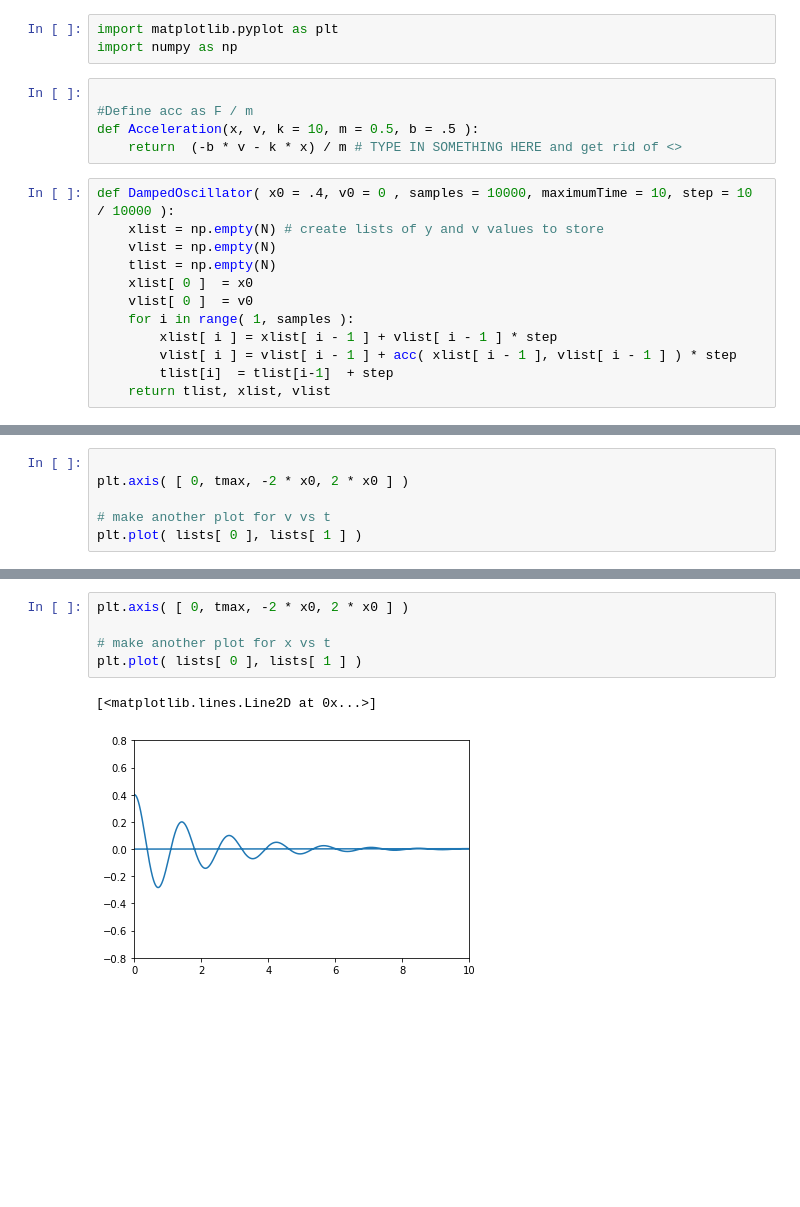
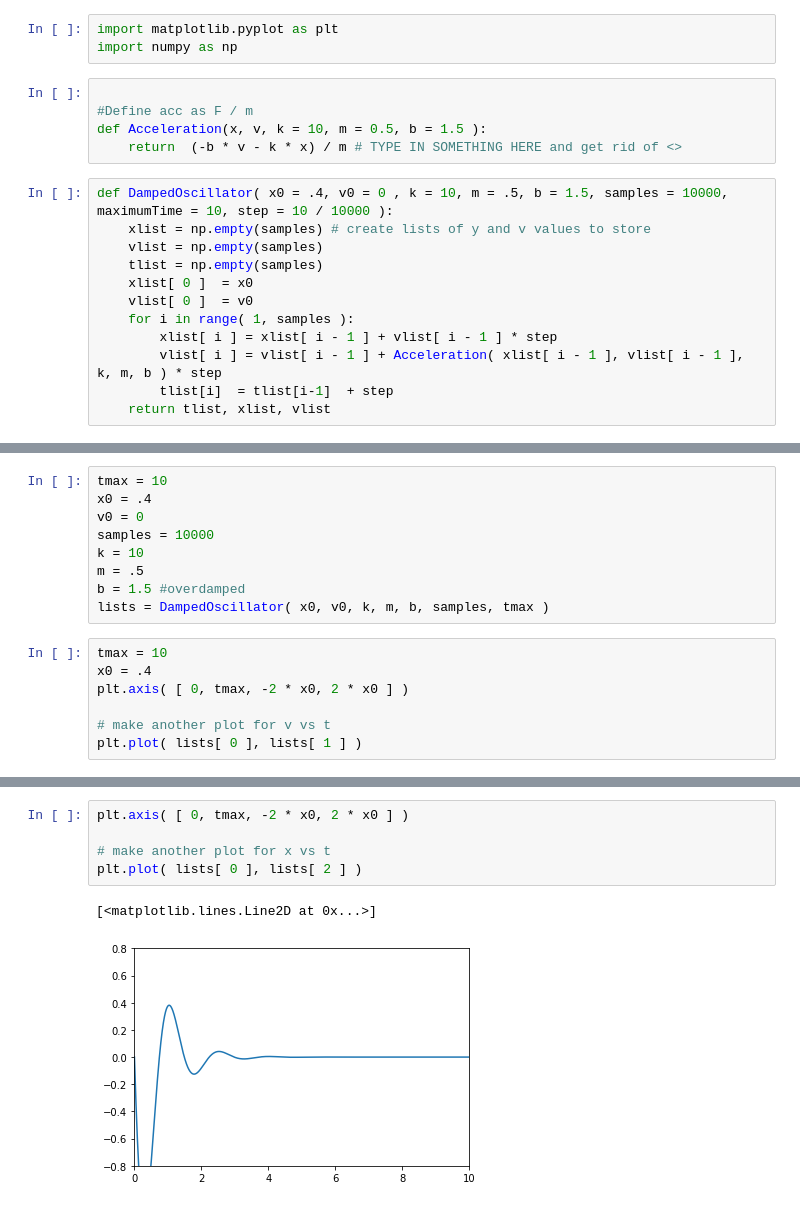
Before and after one commit to TheFloatingBrain/Simulations, a Jupyter notebook: DampedOscillator.ipynb, the cells around one changed output, grey strips where cells are left out. Drawn from its saved outputs; the diff is of its cells as text; blank space fills up the shorter version.

```diff
--- a/DampedOscillator.ipynb
+++ b/DampedOscillator.ipynb
@@ -6,17 +6,17 @@ import numpy as np
 # %%
 
 #Define acc as F / m
-def Acceleration(x, v, k = 10, m = 0.5, b = .5 ):
+def Acceleration(x, v, k = 10, m = 0.5, b = 1.5 ):
     return  (-b * v - k * x) / m # TYPE IN SOMETHING HERE and get rid of <>
 # %%
-def DampedOscillator( x0 = .4, v0 = 0 , samples = 10000, maximumTime = 10, step = 10 / 10000 ):
-    xlist = np.empty(N) # create lists of y and v values to store
-    vlist = np.empty(N)
-    tlist = np.empty(N)
+def DampedOscillator( x0 = .4, v0 = 0 , k = 10, m = .5, b = 1.5, samples = 10000, maximumTime = 10, step = 10 / 10000 ):
+    xlist = np.empty(samples) # create lists of y and v values to store
+    vlist = np.empty(samples)
+    tlist = np.empty(samples)
     xlist[ 0 ]  = x0
     vlist[ 0 ]  = v0
     for i in range( 1, samples ):
         xlist[ i ] = xlist[ i - 1 ] + vlist[ i - 1 ] * step
-        vlist[ i ] = vlist[ i - 1 ] + acc( xlist[ i - 1 ], vlist[ i - 1 ] ) * step
+        vlist[ i ] = vlist[ i - 1 ] + Acceleration( xlist[ i - 1 ], vlist[ i - 1 ], k, m, b ) * step
         tlist[i]  = tlist[i-1]  + step
     return tlist, xlist, vlist
@@ -25,5 +23,15 @@ lists = DampedOscillator()
+# %%
+tmax = 10
+x0 = .4
+v0 = 0
+samples = 10000
+k = 10
+m = .5
+b = 1.5 #overdamped
+lists = DampedOscillator( x0, v0, k, m, b, samples, tmax )
 # %%
-
+tmax = 10
+x0 = .4
 plt.axis( [ 0, tmax, -2 * x0, 2 * x0 ] )
 
 # make another plot for v vs t
@@ -34,8 +42,8 @@ plt.plot( lists[ 0 ], lists[ 1 ] )
 # %%
 plt.axis( [ 0, tmax, -2 * x0, 2 * x0 ] )
 
 # make another plot for x vs t
-plt.plot( lists[ 0 ], lists[ 1 ] )
+plt.plot( lists[ 0 ], lists[ 2 ] )
 # %% [output]
 [<matplotlib.lines.Line2D at 0x...>]
-[figure, old version]
+[figure, new version]
```
Also changed, not shown: parts of 3 cells of this notebook.
